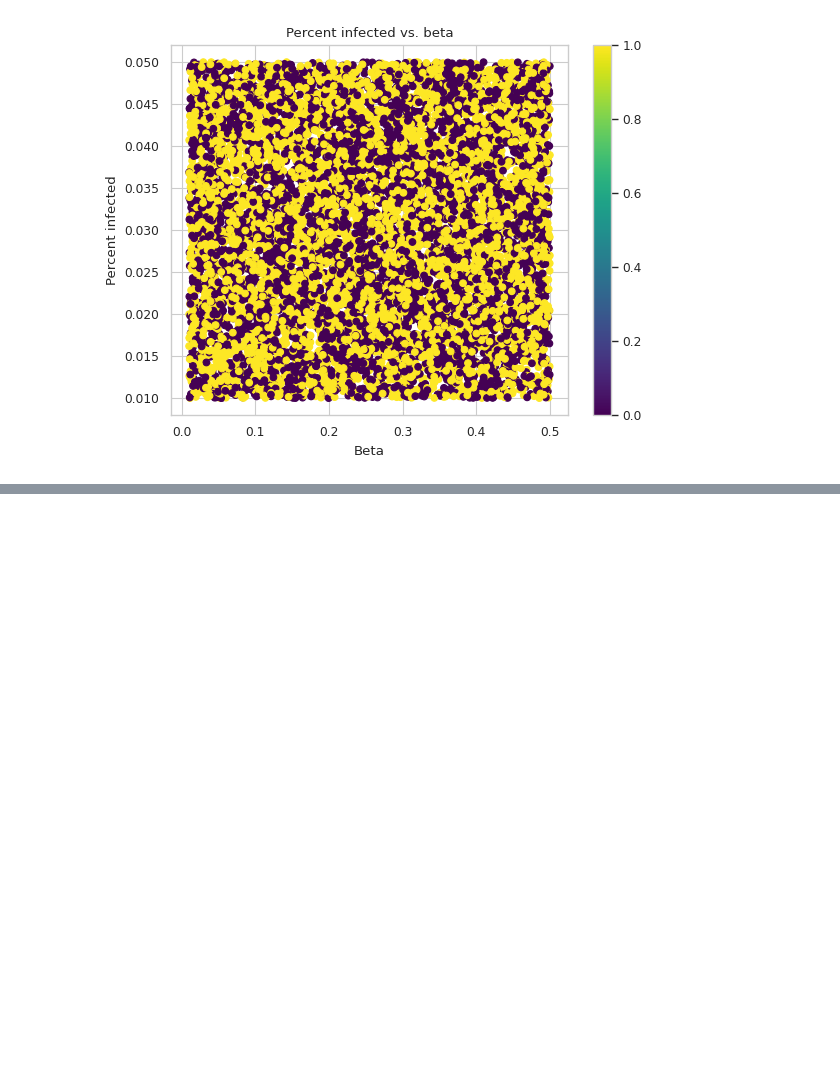
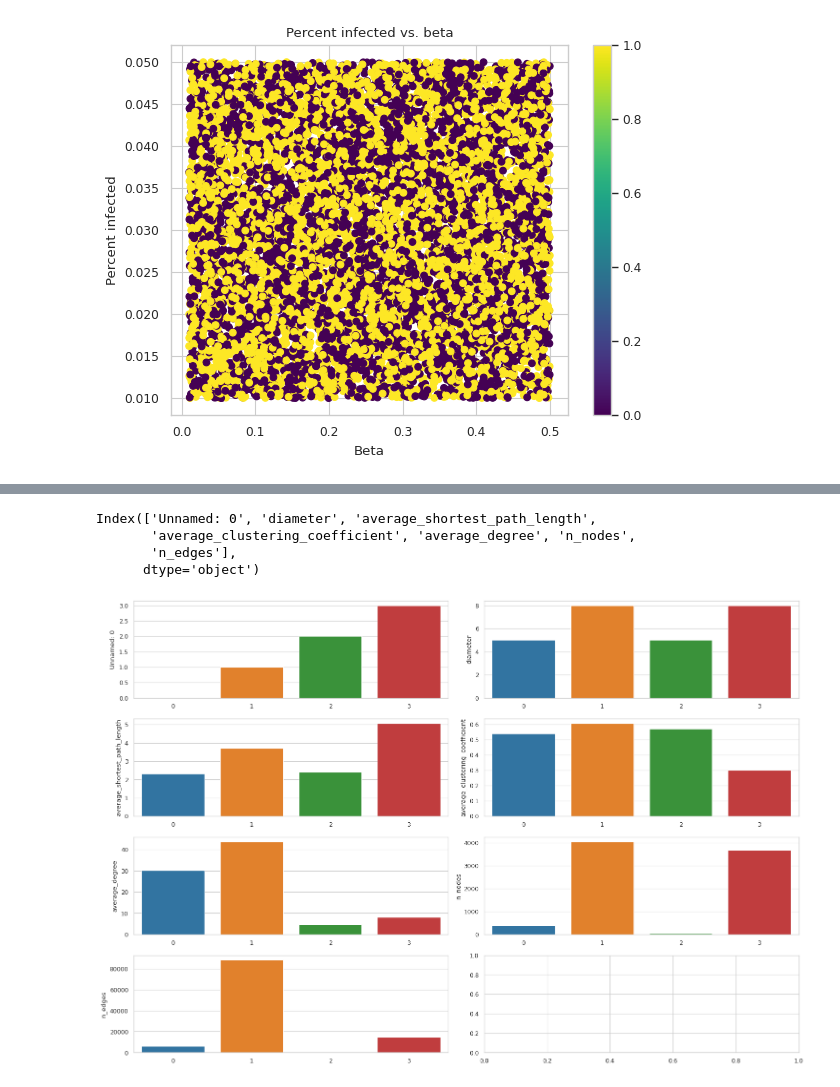
Before and after one commit to joh-dah/source_detection, a Jupyter notebook: inspect_data_creation.ipynb, the cells around one changed output, grey strips where cells are left out. Saved outputs shown, nothing was run; the diff lists cells and outputs as text; code cells hidden in the pictures; blank space fills up the shorter version.

```diff
--- a/inspect_data_creation.ipynb
+++ b/inspect_data_creation.ipynb
@@ -177,0 +331,24 @@ OSError: [Errno 22] Invalid argument
+# %%
+# plot a histogram for each metric
+import matplotlib.pyplot as plt
+import seaborn as sns
+
+df_metrics = pd.read_csv("metrics_validation.csv")
+
+sns.set_style("whitegrid")
+sns.set_context("paper")
+
+fig, ax = plt.subplots(4, 2, figsize=(15, 10))
+print(df_metrics.columns)
+for i, metric in enumerate(df_metrics.columns):
+    # distplay the metric using a bar plot
+    sns.barplot(y=df_metrics[metric], x=df_metrics.index, ax=ax[i//2, i%2])
+
+plt.tight_layout()
+plt.show()
+# %% [output]
+Index(['Unnamed: 0', 'diameter', 'average_shortest_path_length',
+       'average_clustering_coefficient', 'average_degree', 'n_nodes',
+       'n_edges'],
+      dtype='object')
+[figure, added]
```
Also changed, not shown: parts of 10 cells of this notebook, 3 other files.
